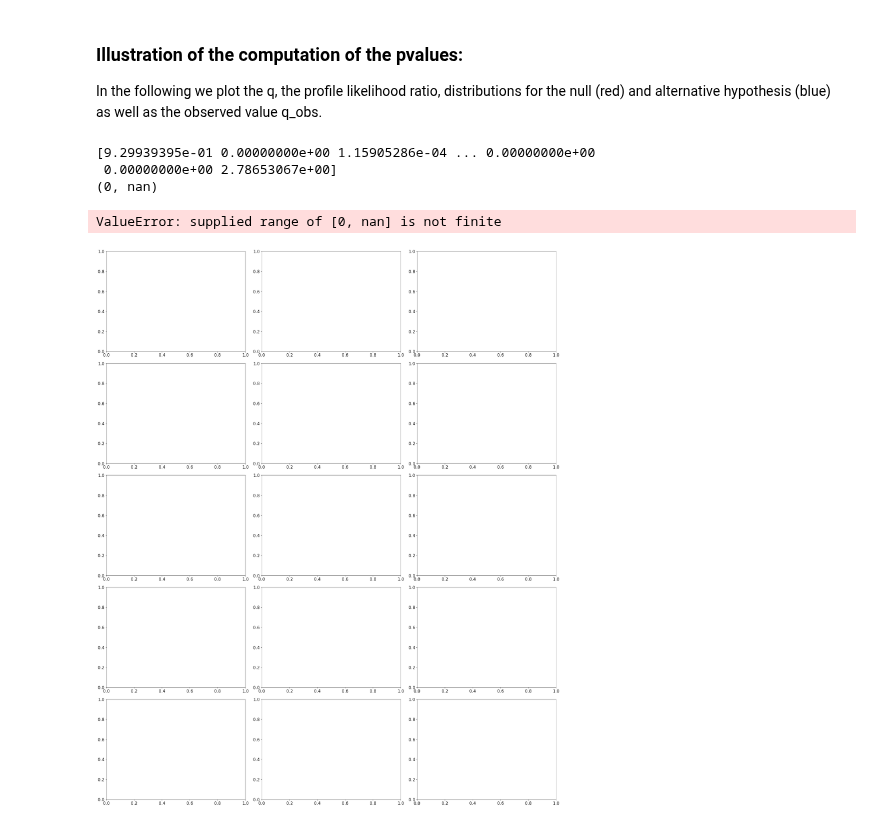
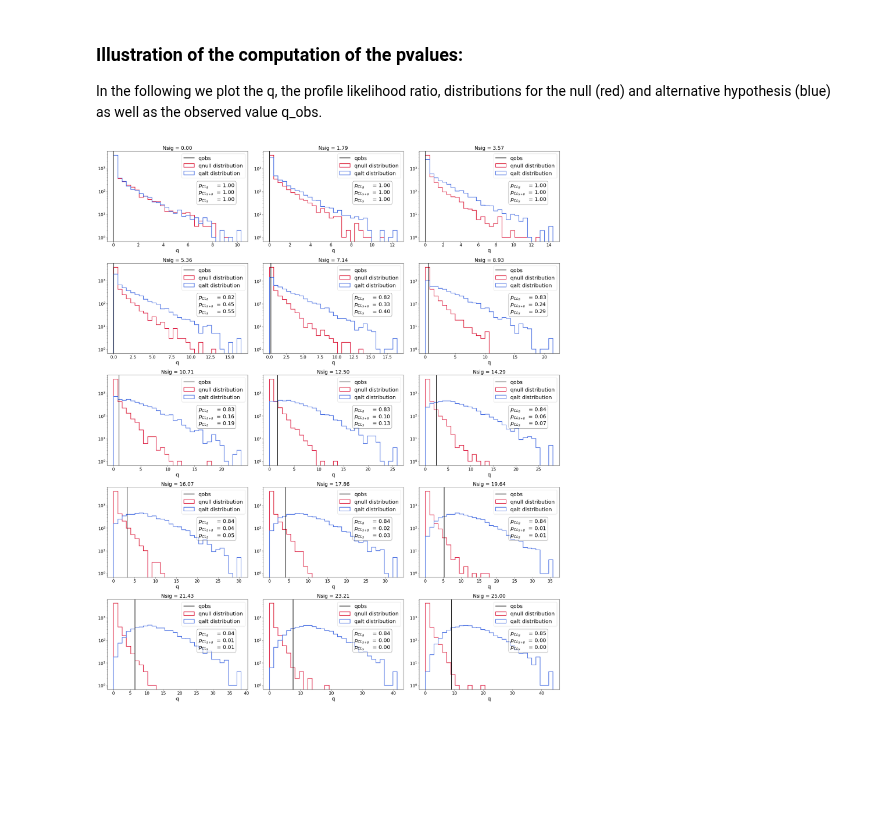
Before and after one commit to scikit-hep/hepstats, a Jupyter notebook: notebooks/hypotests/upperlimit_freq_zfit.ipynb, the cells around one changed output. Saved outputs shown, nothing was run; the diff lists cells and outputs as text; code cells hidden in the pictures; blank space fills up the shorter version.

```diff
--- a/notebooks/hypotests/upperlimit_freq_zfit.ipynb
+++ b/notebooks/hypotests/upperlimit_freq_zfit.ipynb
@@ -143,39 +143,34 @@ def compute_pvalue(qdist, qobs):
 
 f, axs = plt.subplots(5, 3, figsize=(25, 30), tight_layout=True)
 
 for i, p in enumerate(poinull):
 
     ax = axs.flatten()[i]
 
-    bounds = (0, np.percentile(qalt[p], 99.9))
+    qp = qalt[p]
+    qp = qp[~np.isnan(qp)]
 
-    print(qalt[p])
-
-    print(bounds)
+    bounds = (0, np.percentile(qp, 99.9))
 
     ax.hist(qnull[p], bins=nbins, label="qnull distribution", log=True, range=bounds,
              histtype="step", color="crimson", lw=2)
     ax.hist(qalt[p], bins=nbins, label="qalt distribution", log=True, range=bounds,
              histtype="step", color="royalblue", lw=2)
     ax.axvline(qobs[i], color="black", label="qobs", lw=2)
     ax.set_title(f"{p.name} = {p.value:.2f}")
     ax.legend(loc="best", fontsize=fontsize)
     ax.set_xlabel("q", fontsize=fontsize)
 
     p_clsb = compute_pvalue(qnull[p], qobs[i])
     p_clb = compute_pvalue(qalt[p], qobs[i])
     p_cls = p_clsb / p_clb
 
     textstr = r"$p_{CL_{B}}$" + f"     = {p_clb:.2f}\n"
     textstr += r"$p_{CL_{S+B}}$" + f"  = {p_clsb:.2f}\n"
     textstr += r"$p_{CL_{S}}$" + f"     = {p_cls:.2f}"
 
     props = dict(boxstyle='round', facecolor='white', alpha=0.5)
     ax.text(0.65, 0.65, textstr, transform=ax.transAxes, fontsize=fontsize,
         verticalalignment='top', bbox=props)
 # %% [output]
-[9.29939395e-01 0.00000000e+00 1.15905286e-04 ... 0.00000000e+00
- 0.00000000e+00 2.78653067e+00]
-(0, nan)
-ValueError: supplied range of [0, nan] is not finite
-[figure, old version]
+[figure, new version]
```
